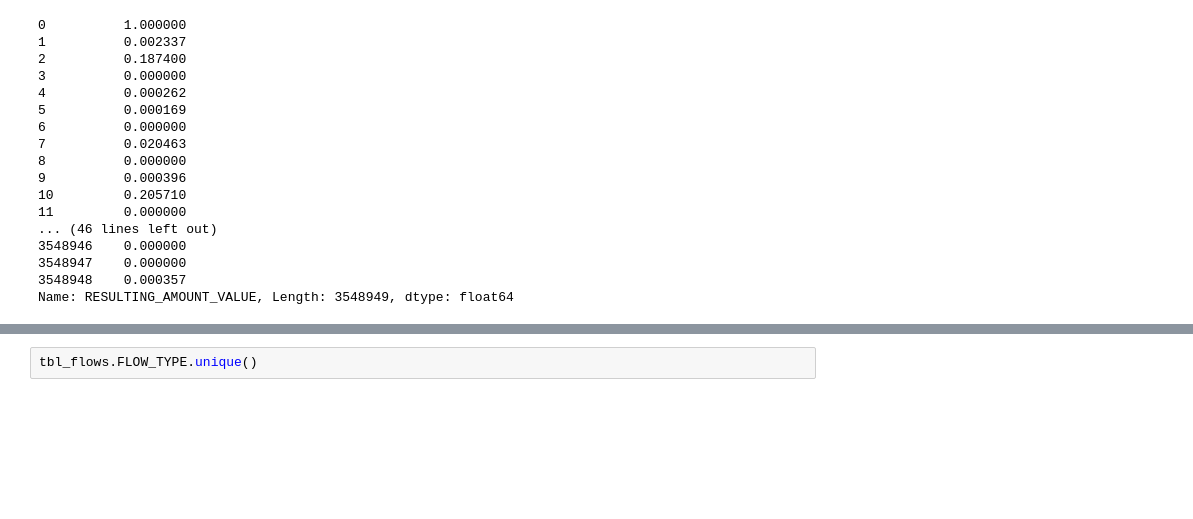
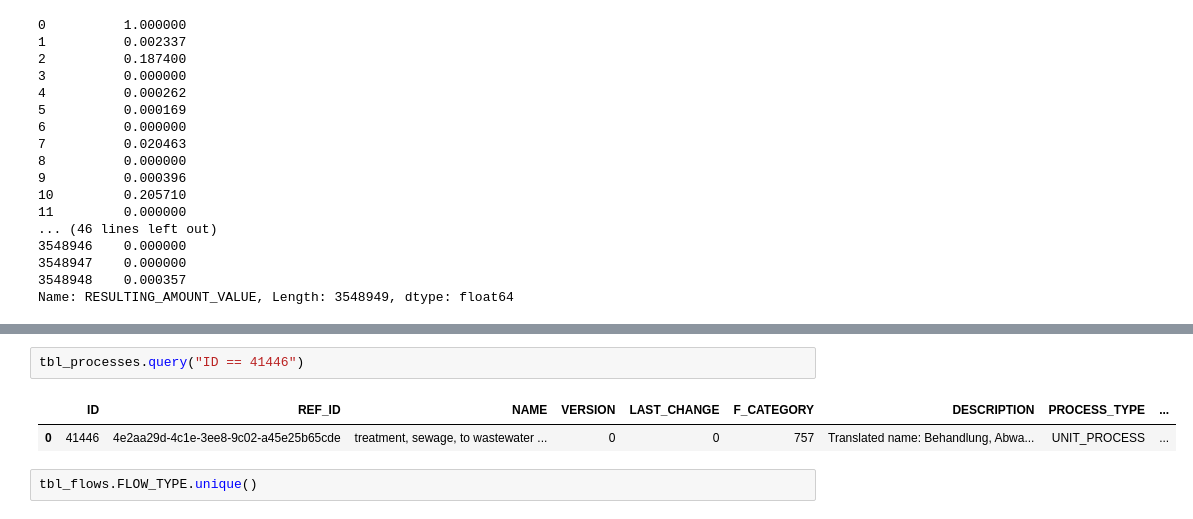
Before and after one commit to SLU-biochar/bw2-parseAgribalyse, a Jupyter notebook: Importer for Agribalyse.ipynb, the cells around one changed output, grey strips where cells are left out. Cells and saved outputs as stored; diff of their text form; blank space fills up the shorter version.

```diff
--- a/Importer for Agribalyse.ipynb
+++ b/Importer for Agribalyse.ipynb
@@ -190,6 +278,11 @@ tbl_flows.query("ID == 10726 ")
 # %% [output]
 |  | ID | REF_ID | NAME | VERSION | LAST_CHANGE | F_CATEGORY | SYNONYMS | DESCRIPTION | FLOW_TYPE | ... |
 | 3876 | 10726 | 0ff2c0c7-20ff-3fbb-8eaf-c86bd1d94c67 | Treatment, sewage, to wastewater ... | 0 | 0 | 1119 | NaN | Imported from SimaPro\nSWITZERLAN... | PRODUCT_FLOW | ... |
+# %%
+tbl_processes.query("ID == 41446")
+# %% [output]
+|  | ID | REF_ID | NAME | VERSION | LAST_CHANGE | F_CATEGORY | DESCRIPTION | PROCESS_TYPE | ... |
+| 0 | 41446 | 4e2aa29d-4c1e-3ee8-9c02-a45e25b65cde | treatment, sewage, to wastewater ... | 0 | 0 | 757 | Translated name: Behandlung, Abwa... | UNIT_PROCESS | ... |
 # %%
 tbl_flows.FLOW_TYPE.unique()
 # %% [output]
```
Also changed, not shown: parts of 5 cells of this notebook.
